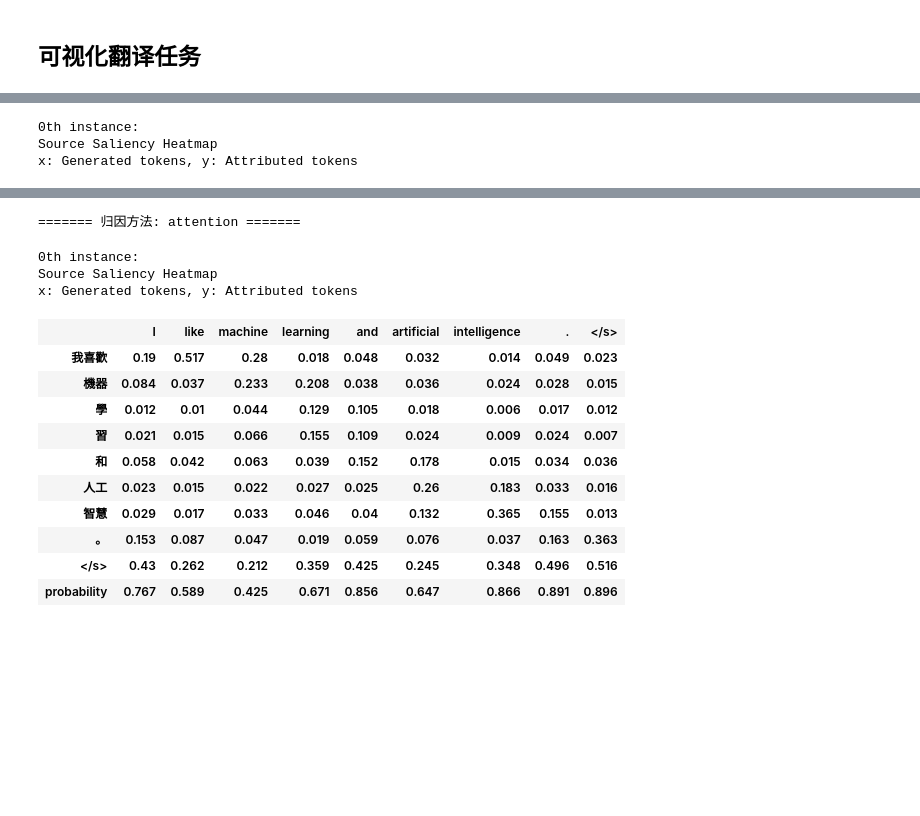
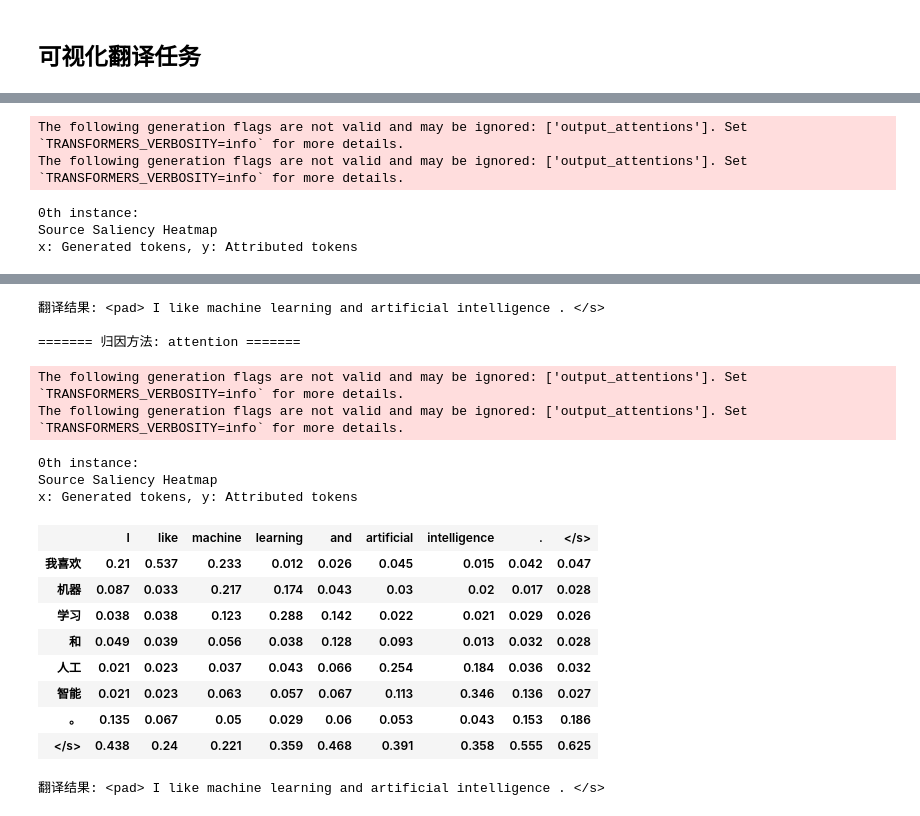
Before and after one commit to Hoper-J/AI-Guide-and-Demos-zh_CN, a Jupyter notebook: Demos/10. Inseq：可视化解释 LLM 的输出.ipynb, the cells around one changed output, grey strips where cells are left out. Cells and saved outputs as stored; diff of their text form; code cells hidden in the pictures; blank space fills up the shorter version.

```diff
--- a/Demos/10. Inseq：可视化解释 LLM 的输出.ipynb
+++ b/Demos/10. Inseq：可视化解释 LLM 的输出.ipynb
@@ -33,21 +50,34 @@ Feature attribution 特征归因，你可以将其当做对输出的解释，就
 # %%
 import inseq
+import torch
+
+print("使用 Helsinki-NLP/opus-mt-zh-en 模型")
 
 # 定义要使用的归因方法列表
 attribution_methods = ['saliency', 'attention']
 
 for method in attribution_methods:
-    print(f"======= 归因方法: {method} =======")
-    # 加载中译英模型并设置归因方法
-    # model = inseq.load_model("Helsinki-NLP/opus-mt-zh-en", method)
-    model = inseq.load_model("opus-mt-zh-en", method)  # 导入之前下载到本地的模型
+    print(f"\n======= 归因方法: {method} =======")
 
-    # 使用指定的归因方法对输入文本进行归因
-    attribution_result = model.attribute(
-        input_texts="我喜歡機器學習和人工智慧。",
+    # 直接用 inseq 加载模型
+    inseq_model = inseq.load_model(
+        "Helsinki-NLP/opus-mt-zh-en",
+        attribution_method=method,
+        model_kwargs={
+            "attn_implementation": "eager" if method == "attention" else None
+        }
     )
 
-    # 从tokenizer中去除 '▁' 前缀以避免混淆（可以忽略这段代码）
+    # 准备输入文本
+    input_text = "我喜欢机器学习和人工智能。"
+
+    # 进行归因分析
+    attribution_result = inseq_model.attribute(
+        input_texts=input_text,
+        show_progress=True
+    )
+
+    # 清理 tokenizer 中的特殊字符（可选）
     for attr in attribution_result.sequence_attributions:
         for item in attr.source:
             item.token = item.token.replace('▁', '')
@@ -56,4 +86,15 @@ for method in attribution_methods:
 
     # 显示归因结果
     attribution_result.show()
+
+    # 打印生成的翻译
+    if attribution_result.sequence_attributions:
+        # 获取生成的 tokens
+        generated_tokens = attribution_result.sequence_attributions[0].target
+        generated_text = " ".join([token.token for token in generated_tokens])
+        print(f"翻译结果: {generated_text}")
+
+    # 清理内存
+    del inseq_model
+    torch.cuda.empty_cache()
 # %% [output]
@@ -60,5 +103,7 @@ for method in attribution_methods:
 ======= 归因方法: saliency =======
-0th instance:
-Source Saliency Heatmap
-x: Generated tokens, y: Attributed tokens
+The following generation flags are not valid and may be ignored: ['output_attentions']. Set `TRANSFORMERS_VERBOSITY=info` for more details.
+The following generation flags are not valid and may be ignored: ['output_attentions']. Set `TRANSFORMERS_VERBOSITY=info` for more details.
+0th instance:
+Source Saliency Heatmap
+x: Generated tokens, y: Attributed tokens
 |  | I | like | machine | learning | and | artificial | intelligence | . | </s> |
@@ -75,15 +118,18 @@ x: Generated tokens, y: Attributed tokens
-======= 归因方法: attention =======
-0th instance:
-Source Saliency Heatmap
-x: Generated tokens, y: Attributed tokens
+翻译结果: <pad> I like machine learning and artificial intelligence . </s>
+
+======= 归因方法: attention =======
+The following generation flags are not valid and may be ignored: ['output_attentions']. Set `TRANSFORMERS_VERBOSITY=info` for more details.
+The following generation flags are not valid and may be ignored: ['output_attentions']. Set `TRANSFORMERS_VERBOSITY=info` for more details.
+0th instance:
+Source Saliency Heatmap
+x: Generated tokens, y: Attributed tokens
 |  | I | like | machine | learning | and | artificial | intelligence | . | </s> |
-| 我喜歡 | 0.19 | 0.517 | 0.28 | 0.018 | 0.048 | 0.032 | 0.014 | 0.049 | 0.023 |
-| 機器 | 0.084 | 0.037 | 0.233 | 0.208 | 0.038 | 0.036 | 0.024 | 0.028 | 0.015 |
-| 學 | 0.012 | 0.01 | 0.044 | 0.129 | 0.105 | 0.018 | 0.006 | 0.017 | 0.012 |
-| 習 | 0.021 | 0.015 | 0.066 | 0.155 | 0.109 | 0.024 | 0.009 | 0.024 | 0.007 |
-| 和 | 0.058 | 0.042 | 0.063 | 0.039 | 0.152 | 0.178 | 0.015 | 0.034 | 0.036 |
-| 人工 | 0.023 | 0.015 | 0.022 | 0.027 | 0.025 | 0.26 | 0.183 | 0.033 | 0.016 |
-| 智慧 | 0.029 | 0.017 | 0.033 | 0.046 | 0.04 | 0.132 | 0.365 | 0.155 | 0.013 |
-| 。 | 0.153 | 0.087 | 0.047 | 0.019 | 0.059 | 0.076 | 0.037 | 0.163 | 0.363 |
-| </s> | 0.43 | 0.262 | 0.212 | 0.359 | 0.425 | 0.245 | 0.348 | 0.496 | 0.516 |
-| probability | 0.767 | 0.589 | 0.425 | 0.671 | 0.856 | 0.647 | 0.866 | 0.891 | 0.896 |
+| 我喜欢 | 0.21 | 0.537 | 0.233 | 0.012 | 0.026 | 0.045 | 0.015 | 0.042 | 0.047 |
+| 机器 | 0.087 | 0.033 | 0.217 | 0.174 | 0.043 | 0.03 | 0.02 | 0.017 | 0.028 |
+| 学习 | 0.038 | 0.038 | 0.123 | 0.288 | 0.142 | 0.022 | 0.021 | 0.029 | 0.026 |
+| 和 | 0.049 | 0.039 | 0.056 | 0.038 | 0.128 | 0.093 | 0.013 | 0.032 | 0.028 |
+| 人工 | 0.021 | 0.023 | 0.037 | 0.043 | 0.066 | 0.254 | 0.184 | 0.036 | 0.032 |
+| 智能 | 0.021 | 0.023 | 0.063 | 0.057 | 0.067 | 0.113 | 0.346 | 0.136 | 0.027 |
+| 。 | 0.135 | 0.067 | 0.05 | 0.029 | 0.06 | 0.053 | 0.043 | 0.153 | 0.186 |
+| </s> | 0.438 | 0.24 | 0.221 | 0.359 | 0.468 | 0.391 | 0.358 | 0.555 | 0.625 |
+翻译结果: <pad> I like machine learning and artificial intelligence . </s>
```
Also changed, not shown: parts of 16 cells of this notebook, 5 other files.
